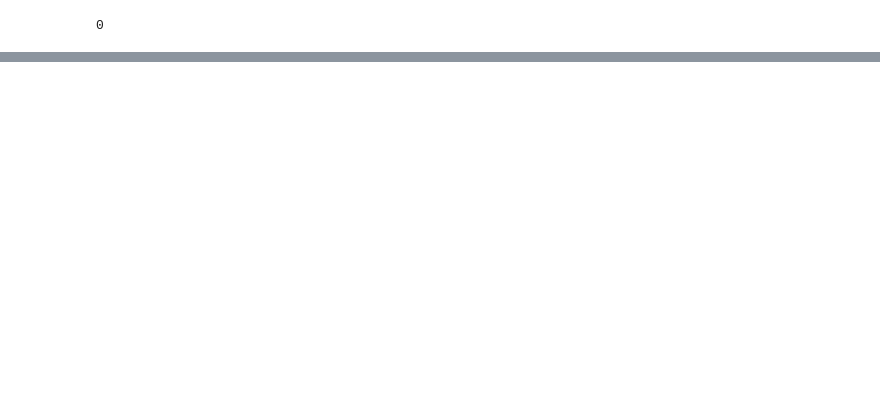
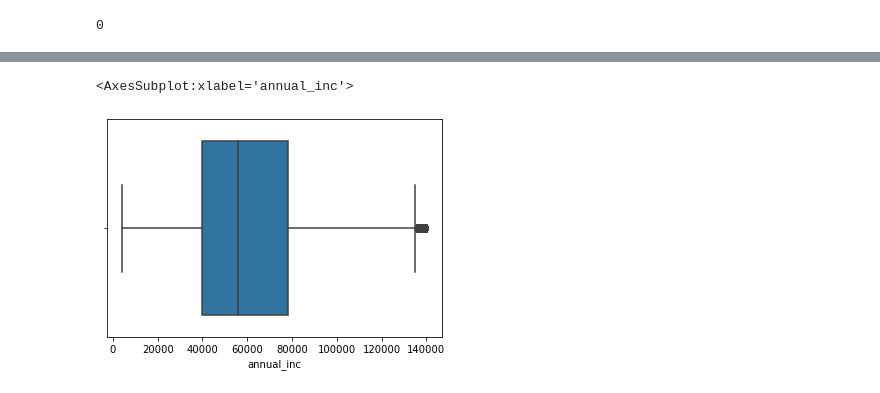
Before and after one commit to prashantsrivastava1/LendingClubCaseStudy, a Jupyter notebook: CaseStudyEDA.ipynb, the cells around one changed output, grey strips where cells are left out. Saved outputs shown, nothing was run; the diff lists cells and outputs as text; code cells hidden in the pictures; blank space fills up the shorter version.

```diff
--- a/CaseStudyEDA.ipynb
+++ b/CaseStudyEDA.ipynb
@@ -116,0 +245,8 @@ loan_data.head()
+# %%
+per_95_annual_inc = loan_data['annual_inc'].quantile(0.95)
+loan_data = loan_data[loan_data.annual_inc <= per_95_annual_inc]
+# %%
+sns.boxplot(loan_data.annual_inc)
+# %% [output]
+<AxesSubplot:xlabel='annual_inc'>
+[figure, added]
```
Also changed, not shown: parts of 104 cells of this notebook.
